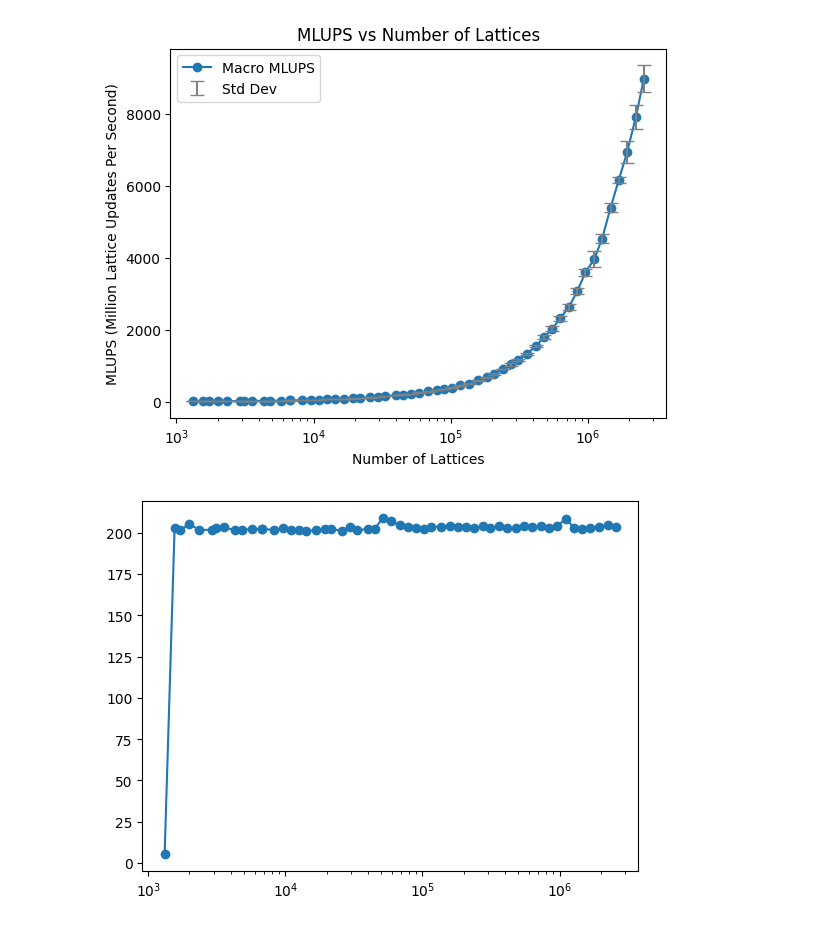
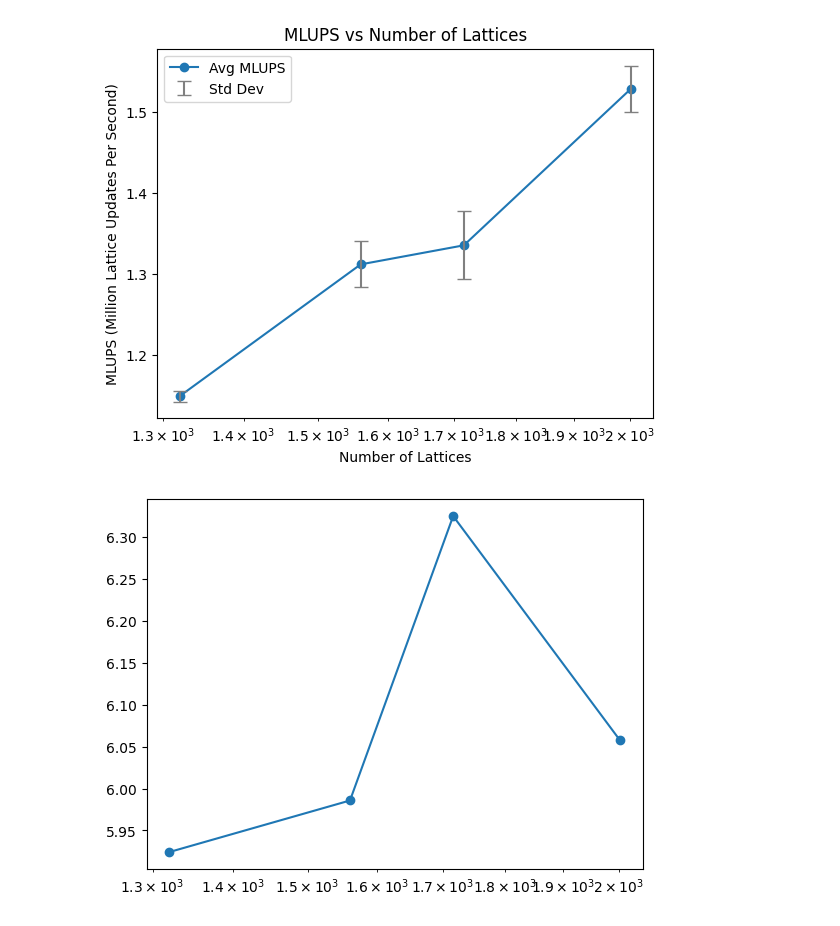
Before and after one commit to YueZeshi/LBM_porousChem, a Jupyter notebook: notebook/MLUPS_test.ipynb, the cells around one changed output. Saved outputs shown, nothing was run; the diff lists cells and outputs as text; code cells hidden in the pictures.

Commit message:
Change MLUPS_test output and add parse_log_v2 in MLUPS_test.ipynb

```diff
--- a/notebook/MLUPS_test.ipynb
+++ b/notebook/MLUPS_test.ipynb
@@ -39,18 +37,49 @@ with open(log_file, 'r') as f:
+# %%
+def parse_log_v2(log_file):
+    n_lattice_list = []
+    avg_MLUPS_list = []
+    std_MLUPS_list = []
+    init_time_list = []
+    compile_time_list = []
+    with open(log_file, 'r') as f:
+        line = f.readline() # 第一行忽略
+        line = f.readline()
+        while line:
+            line2 = f.readline() # n lattice
+            line3 = f.readline() # avg MLUPS
+            line4 = f.readline() # std MLUPS
+            line5 = f.readline() # compile time
+            line6 = f.readline() # init time
+            line8 = f.readline() # execution time list
+            line9 = f.readline() # -----
+            line = f.readline() # EOF or next arch
+            try:
+                nLattice = int(line2.split(":")[1].strip())
+                n_lattice_list.append(nLattice)
+                compile_time_list.append(float(line5.split(":")[1].strip()))
+                init_time_list.append(float(line6.split(":")[1].strip()))
+                # exec_time_list = [float(t) for t in line8.split(':')[1] if t.strip()!='']
+                avg_MLUPS_list.append(float(line3.split(":")[1].strip()))
+                std_MLUPS_list.append(float(line4.split(":")[1].strip()))
+            except: # invalid ending due to interruption
+                pass
+    return n_lattice_list, avg_MLUPS_list, std_MLUPS_list, compile_time_list, init_time_list
 # %%
-plt.plot(n_lattice_list, avg_MLUPS_list, 'o-', label='Macro MLUPS')
-# plt.plot(n_lattice_list, macro_MLUPS_list, 's--', label='Avg MLUPS')
+log_file = "PC_vulkan_MLUPS.log" # log file path
+n_lattice_list,  avg_MLUPS_list, std_MLUPS_list, compile_time_list, init_time_list = parse_log_v2(log_file)
+plt.plot(n_lattice_list, avg_MLUPS_list, 'o-', label='Avg MLUPS')
 plt.errorbar(n_lattice_list, avg_MLUPS_list, yerr=std_MLUPS_list, fmt='none', ecolor='gray', capsize=5, label='Std Dev')
 plt.xscale('log')
 plt.xlabel('Number of Lattices')
 plt.ylabel('MLUPS (Million Lattice Updates Per Second)')
 plt.title('MLUPS vs Number of Lattices')
 plt.legend()
 plt.show()
 # %% [output]
-[figure, old version]
+[figure, new version]
 # %%
 plt.plot(n_lattice_list, compile_time_list, 'o-', label='Compile Time')
 plt.xscale('log')
 plt.show()
 # %% [output]
-[figure, old version]
+[figure, new version]
```
Also changed, not shown: parts of 2 cells of this notebook, 1 other file.
